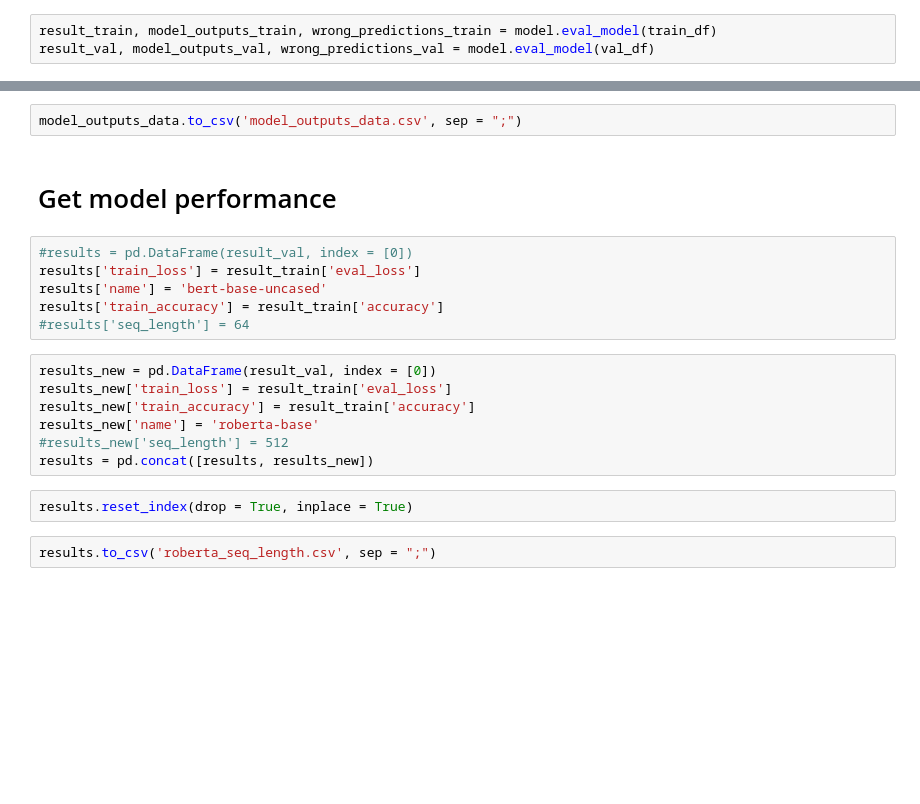
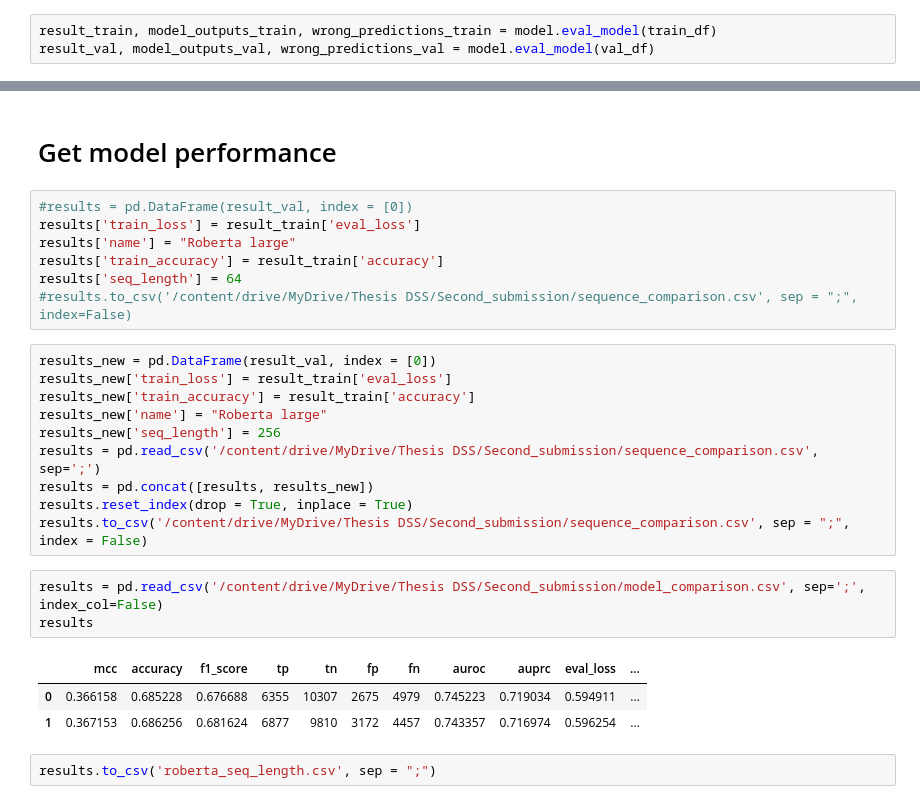
Before and after one commit to janvanderdoe/data_science_thesis, a Jupyter notebook: src/analysis/bert_finetuning_full_data.ipynb, the cells around one changed output, grey strips where cells are left out. Drawn from its saved outputs; the diff is of its cells as text; blank space fills up the shorter version.

```diff
--- a/src/analysis/bert_finetuning_full_data.ipynb
+++ b/src/analysis/bert_finetuning_full_data.ipynb
@@ -52,22 +103,29 @@ model_outputs_data = pd.concat([data, pd.DataFrame(model_outputs)], axis = 1)
-# %%
-model_outputs_data.to_csv('model_outputs_data.csv', sep = ";")
 # %% [markdown]
 # Get model performance
 # %%
 #results = pd.DataFrame(result_val, index = [0])
 results['train_loss'] = result_train['eval_loss']
-results['name'] = 'bert-base-uncased'
+results['name'] = "Roberta large"
 results['train_accuracy'] = result_train['accuracy']
-#results['seq_length'] = 64
+results['seq_length'] = 64
+#results.to_csv('/content/drive/MyDrive/Thesis DSS/Second_submission/sequence_comparison.csv', sep = ";", index=False)
 # %%
 results_new = pd.DataFrame(result_val, index = [0])
 results_new['train_loss'] = result_train['eval_loss']
 results_new['train_accuracy'] = result_train['accuracy']
-results_new['name'] = 'roberta-base'
-#results_new['seq_length'] = 512
+results_new['name'] = "Roberta large"
+results_new['seq_length'] = 256
+results = pd.read_csv('/content/drive/MyDrive/Thesis DSS/Second_submission/sequence_comparison.csv', sep=';')
 results = pd.concat([results, results_new])
+results.reset_index(drop = True, inplace = True)
+results.to_csv('/content/drive/MyDrive/Thesis DSS/Second_submission/sequence_comparison.csv', sep = ";", index = False)
-# %%
-results.reset_index(drop = True, inplace = True)
+# %%
+results = pd.read_csv('/content/drive/MyDrive/Thesis DSS/Second_submission/model_comparison.csv', sep=';', index_col=False)
+results
+# %% [output]
+|  | mcc | accuracy | f1_score | tp | tn | fp | fn | auroc | auprc | eval_loss | ... |
+| 0 | 0.366158 | 0.685228 | 0.676688 | 6355 | 10307 | 2675 | 4979 | 0.745223 | 0.719034 | 0.594911 | ... |
+| 1 | 0.367153 | 0.686256 | 0.681624 | 6877 | 9810 | 3172 | 4457 | 0.743357 | 0.716974 | 0.596254 | ... |
 # %%
 results.to_csv('roberta_seq_length.csv', sep = ";")
 # %%
```
Also changed, not shown: parts of 13 cells of this notebook, 2 other files.
